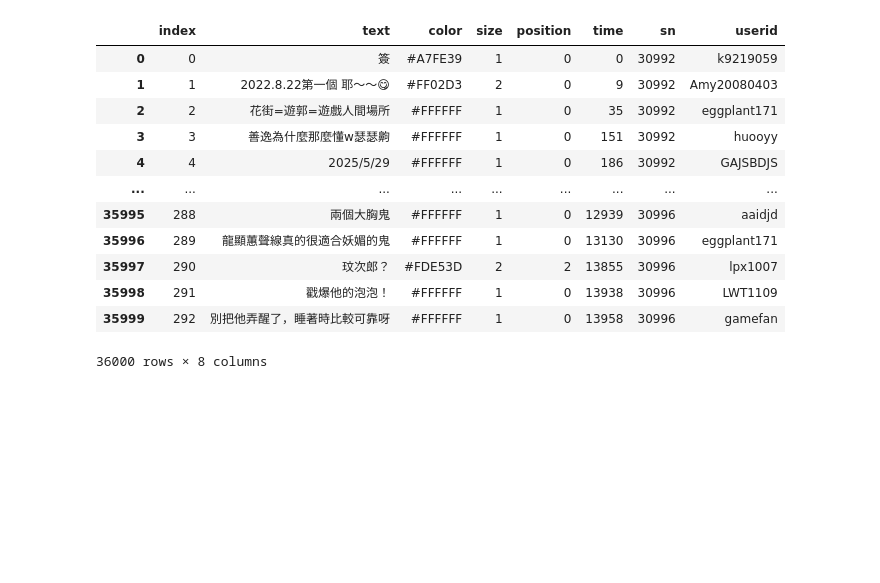
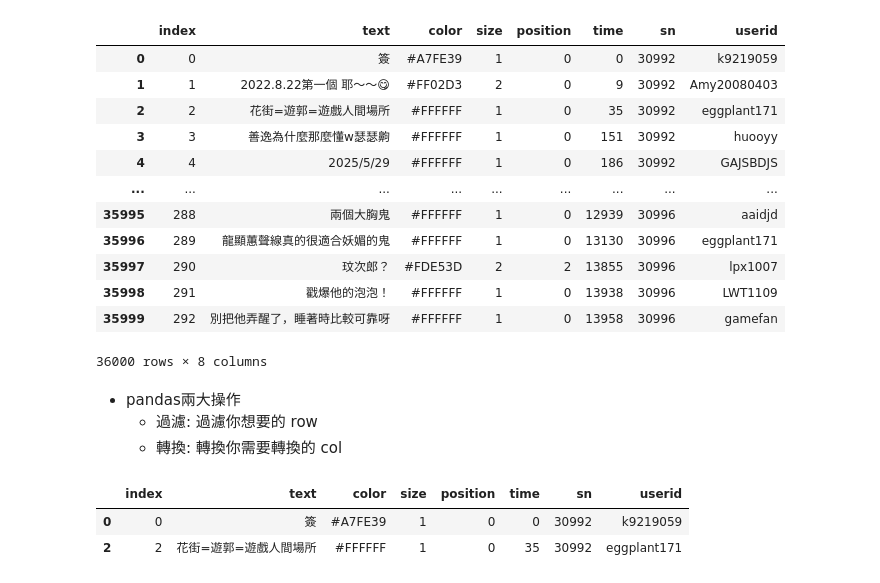
Before and after one commit to Elwing-Chou/tibame_20260714, a Jupyter notebook: tibame20260822.ipynb, the cells around one changed output. Cells and saved outputs as stored; diff of their text form; code cells hidden in the pictures; blank space fills up the shorter version.

```diff
--- a/tibame20260822.ipynb
+++ b/tibame20260822.ipynb
@@ -145,3 +145,15 @@ total_df
 | 35998 | 291 | 戳爆他的泡泡！ | #FFFFFF | 1 | 0 | 13938 | 30996 | LWT1109 |
 | 35999 | 292 | 別把他弄醒了，睡著時比較可靠呀 | #FFFFFF | 1 | 0 | 13958 | 30996 | gamefan |
 36000 rows × 8 columns
+# %% [markdown]
+- pandas兩大操作
+    - 過濾: 過濾你想要的 row
+    - 轉換: 轉換你需要轉換的 col
+# %%
+# 過濾: 準備跟你資料筆數一樣多的True/False
+fil = [True, False, True]
+total_df.head(3)[fil]
+# %% [output]
+|  | index | text | color | size | position | time | sn | userid |
+| 0 | 0 | 簽 | #A7FE39 | 1 | 0 | 0 | 30992 | k9219059 |
+| 2 | 2 | 花街=遊郭=遊戲人間場所 | #FFFFFF | 1 | 0 | 35 | 30992 | eggplant171 |
```
